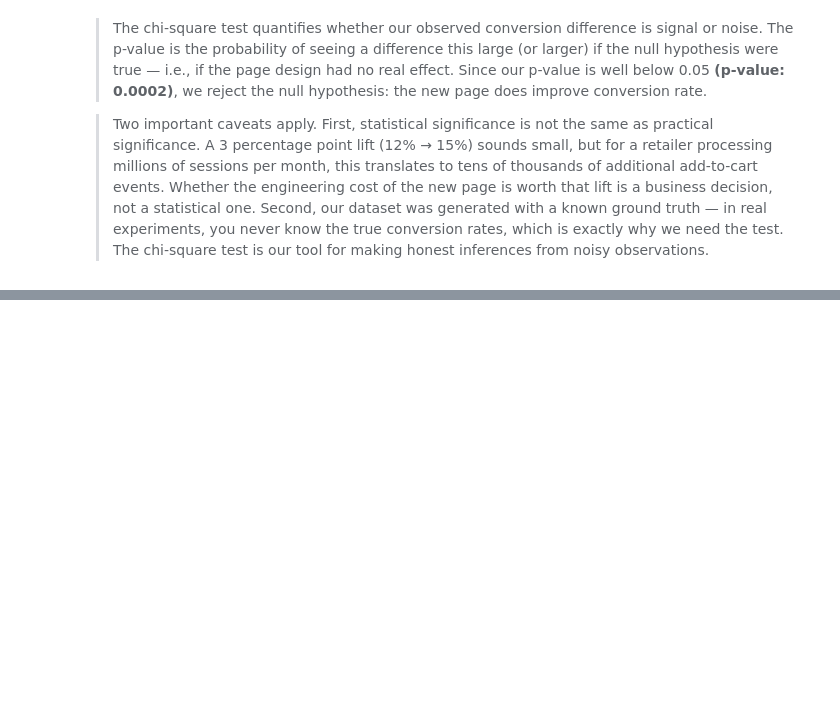
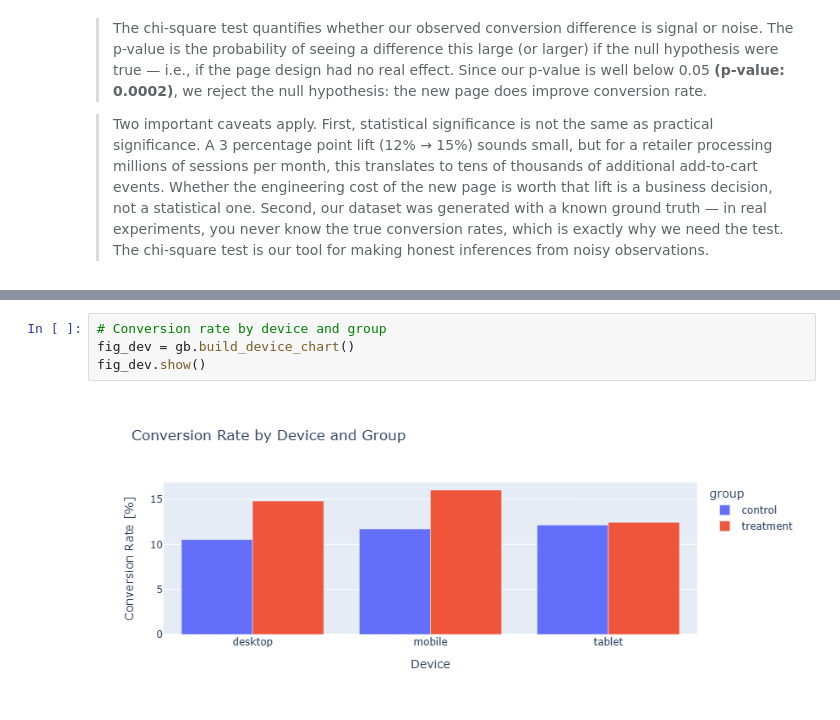
Before and after one commit to AJ-MH/Data-Science-Machine-Learning, a Jupyter notebook: ab-testing-ecommerce/ab_testing_ecommerce.ipynb, the cells around one changed output, grey strips where cells are left out. Cells and saved outputs as stored; diff of their text form; blank space fills up the shorter version.

Commit message:
segment analysis by device and country

```diff
--- a/ab-testing-ecommerce/ab_testing_ecommerce.ipynb
+++ b/ab-testing-ecommerce/ab_testing_ecommerce.ipynb
@@ -331,0 +336,6 @@ as likely to add to cart as a user who saw the original page (Version A).
+# %%
+# Conversion rate by device and group
+fig_dev = gb.build_device_chart()
+fig_dev.show()
+# %% [output]
+[figure, added]
```
Also changed, not shown: parts of 4 cells of this notebook.
